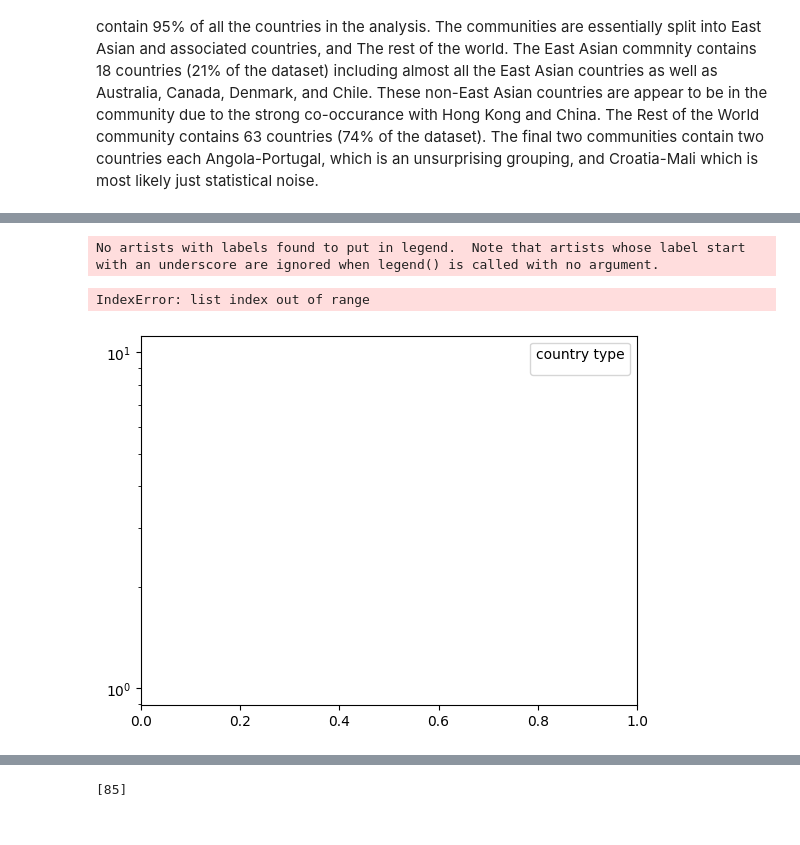
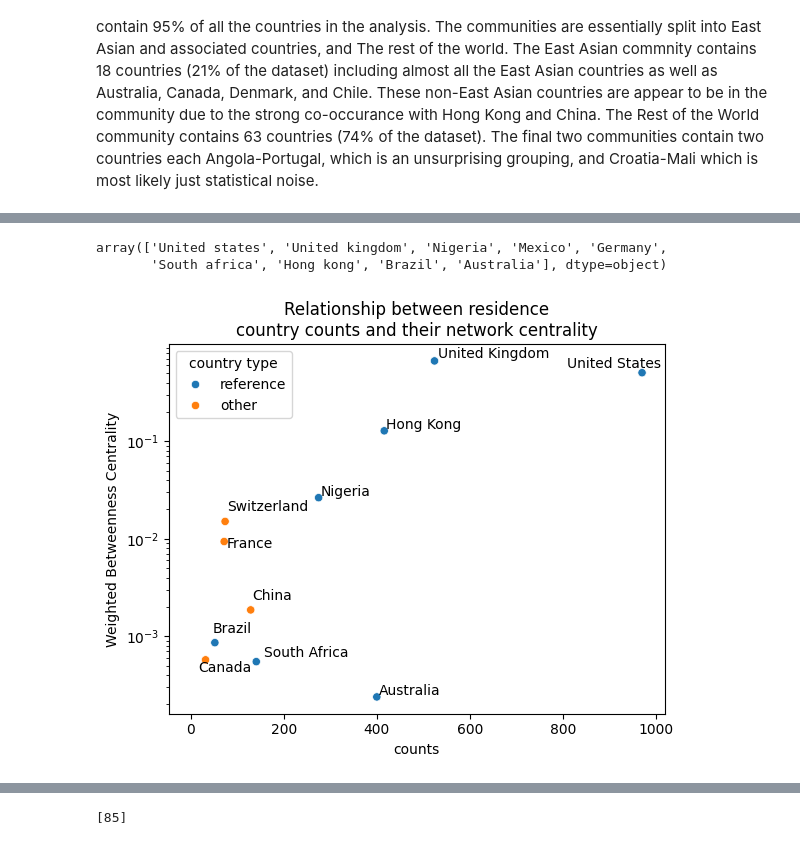
Before and after one commit to JonnoB/wealthnets, a Jupyter notebook: network_analysis.ipynb, the cells around one changed output, grey strips where cells are left out. Saved outputs shown, nothing was run; the diff lists cells and outputs as text; code cells hidden in the pictures.

Commit message:
update with latest figures

```diff
--- a/network_analysis.ipynb
+++ b/network_analysis.ipynb
@@ -523,3 +535,5 @@ betweenness_df = pd.DataFrame(list(betweenness.items()), columns=['Node', 'Weigh
 
 betweenness_df.to_csv('./data/betweeness_centrality.csv')
 betweenness_df.nlargest(20, 'Weighted Betweenness Centrality')
+
+betweenness_df['Node'] = betweenness_df['Node'].str.capitalize()
@@ -544,35 +540,38 @@ betweenness_df.nlargest(20, 'Weighted Betweenness Centrality')
+# %%
+city_country_converter['reference_country'].str.capitalize().unique()
+# %% [output]
+array(['United states', 'United kingdom', 'Nigeria', 'Mexico', 'Germany',
+       'South africa', 'Hong kong', 'Brazil', 'Australia'], dtype=object)
 # %%
 temp_df = betweenness_df.merge(binary_country_df,#country_count_ex_ref,
                                 left_on='Node', right_on='country')
 
 temp_df['betweenness'] = np.where(temp_df['Weighted Betweenness Centrality'].rank(ascending=False)<=10, 'high','low')
 
-temp_df['ref_country'] = np.where(temp_df['Node'].isin(city_country_converter['reference_country'].unique()), 'reference', 'other')
+temp_df['ref_country'] = np.where(temp_df['Node'].isin(city_country_converter['reference_country'].str.capitalize().unique()), 'reference', 'other')
 
 annotations_df = temp_df.loc[((temp_df['betweenness']=='high') |(temp_df['ref_country']=='reference')) &
                              temp_df['Weighted Betweenness Centrality']>0,:].copy()
 
 annotations_df['Node'] = annotations_df['Node'].str.title()
 
 sns.scatterplot(data = temp_df,
                 y = 'Weighted Betweenness Centrality', x = 'counts', hue = 'ref_country')
 
 texts = []
 for idx, row in annotations_df.iterrows():
     texts.append(plt.text(temp_df.loc[idx, 'counts'], temp_df.loc[idx, 'Weighted Betweenness Centrality'], row['Node']))
 
 plt.yscale('log')
 plt.legend(title='country type')
 
 adjust_text(texts)
 
 plt.title('Relationship between residence\ncountry counts and their network centrality')
 
-
 plt.savefig(figure_folder+"network_centrality_count.pdf")
+plt.savefig('figures/Fig 7.pdf', dpi=300)
 plt.show()
 plt.close()
 # %% [output]
-No artists with labels found to put in legend.  Note that artists whose label start with an underscore are ignored when legend() is called with no argument.
-IndexError: list index out of range
-[figure, old version]
+[figure, new version]
```
Also changed, not shown: parts of 10 cells of this notebook, 6 other files.
